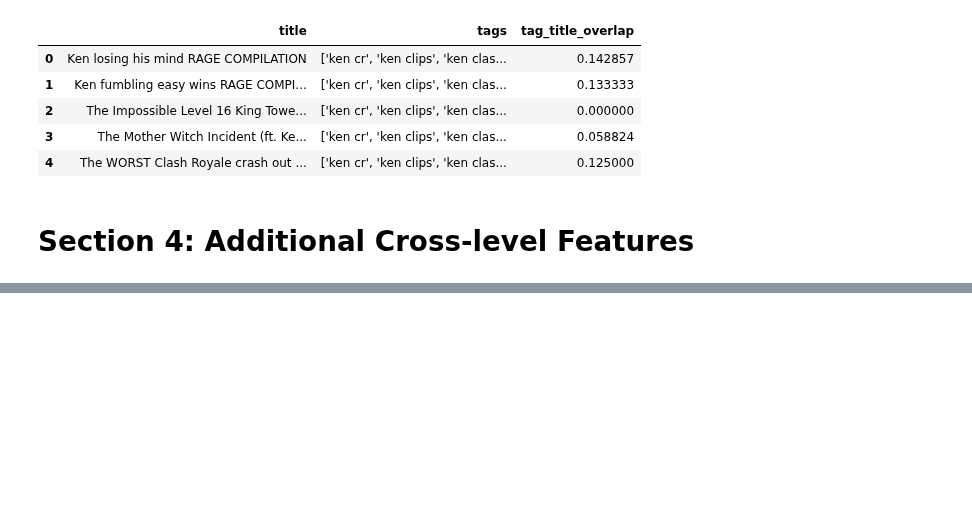
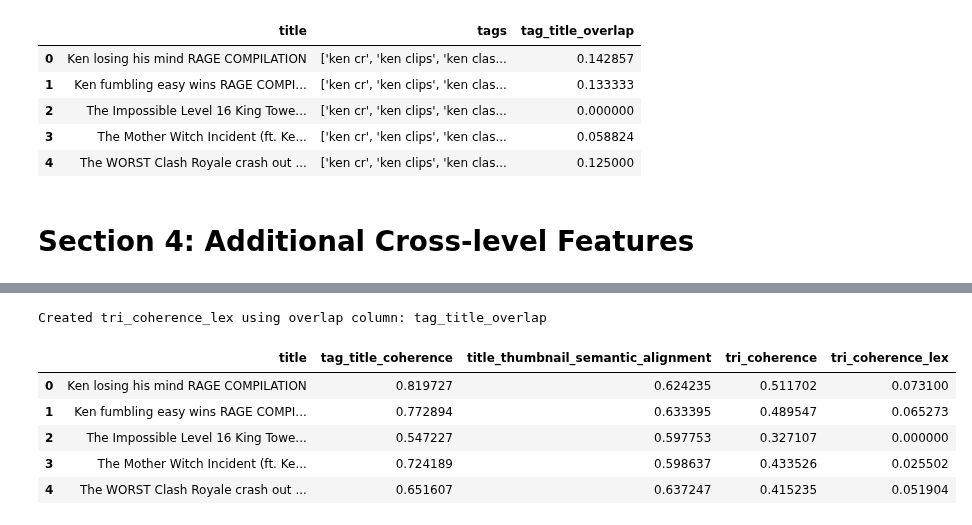
Before and after one commit to rithikkulkarni/Video-Virality, a Jupyter notebook: feature_v2.ipynb, the cells around one changed output, grey strips where cells are left out. Saved outputs shown, nothing was run; the diff lists cells and outputs as text; code cells hidden in the pictures; blank space fills up the shorter version.

```diff
--- a/feature_v2.ipynb
+++ b/feature_v2.ipynb
@@ -1607,0 +1670,48 @@ df[["title", "tags", "tag_title_overlap"]].head()
+# %%
+##### Creates:
+# Coherence Triangle: Title–Tags–Image
+
+# tri_coherence = tag_title_coherence × title_thumbnail_semantic_alignment    [0,1]
+# tri_coherence_lex = tri_coherence × tag_title_overlap                       [0,1]
+
+import pandas as pd
+import numpy as np
+
+# Verify required columns
+need = ["tag_title_coherence", "title_thumbnail_semantic_alignment"]
+missing = [c for c in need if c not in df.columns]
+if missing:
+    raise KeyError(f"Missing required columns: {missing}")
+
+# oerce to numeric
+df["tag_title_coherence"] = pd.to_numeric(df["tag_title_coherence"], errors="coerce")
+df["title_thumbnail_semantic_alignment"] = pd.to_numeric(df["title_thumbnail_semantic_alignment"], errors="coerce")
+
+# Main triangle coherence (Title–Tags × Title–Image)
+df["tri_coherence"] = df["tag_title_coherence"] * df["title_thumbnail_semantic_alignment"]
+
+# Optional lexical-enhanced version if overlap column exists
+overlap_col = None
+if "tag_title_overlap_jaccard" in df.columns:
+    overlap_col = "tag_title_overlap_jaccard"
+elif "tag_title_overlap" in df.columns:
+    overlap_col = "tag_title_overlap"
+
+if overlap_col:
+    df[overlap_col] = pd.to_numeric(df[overlap_col], errors="coerce")
+    df["tri_coherence_lex"] = df["tri_coherence"] * df[overlap_col]
+    print(f"Created tri_coherence_lex using overlap column: {overlap_col}")
+
+# Quick peek
+cols = ["title", "tag_title_coherence", "title_thumbnail_semantic_alignment", "tri_coherence"]
+if "tri_coherence_lex" in df.columns:
+    cols.append("tri_coherence_lex")
+df[cols].head()
+# %% [output]
+Created tri_coherence_lex using overlap column: tag_title_overlap
+|  | title | tag_title_coherence | title_thumbnail_semantic_alignment | tri_coherence | tri_coherence_lex |
+| 0 | Ken losing his mind RAGE COMPILATION | 0.819727 | 0.624235 | 0.511702 | 0.073100 |
+| 1 | Ken fumbling easy wins RAGE COMPI... | 0.772894 | 0.633395 | 0.489547 | 0.065273 |
+| 2 | The Impossible Level 16 King Towe... | 0.547227 | 0.597753 | 0.327107 | 0.000000 |
+| 3 | The Mother Witch Incident (ft. Ke... | 0.724189 | 0.598637 | 0.433526 | 0.025502 |
+| 4 | The WORST Clash Royale crash out ... | 0.651607 | 0.637247 | 0.415235 | 0.051904 |
```
Also changed, not shown: parts of 3 cells of this notebook.
